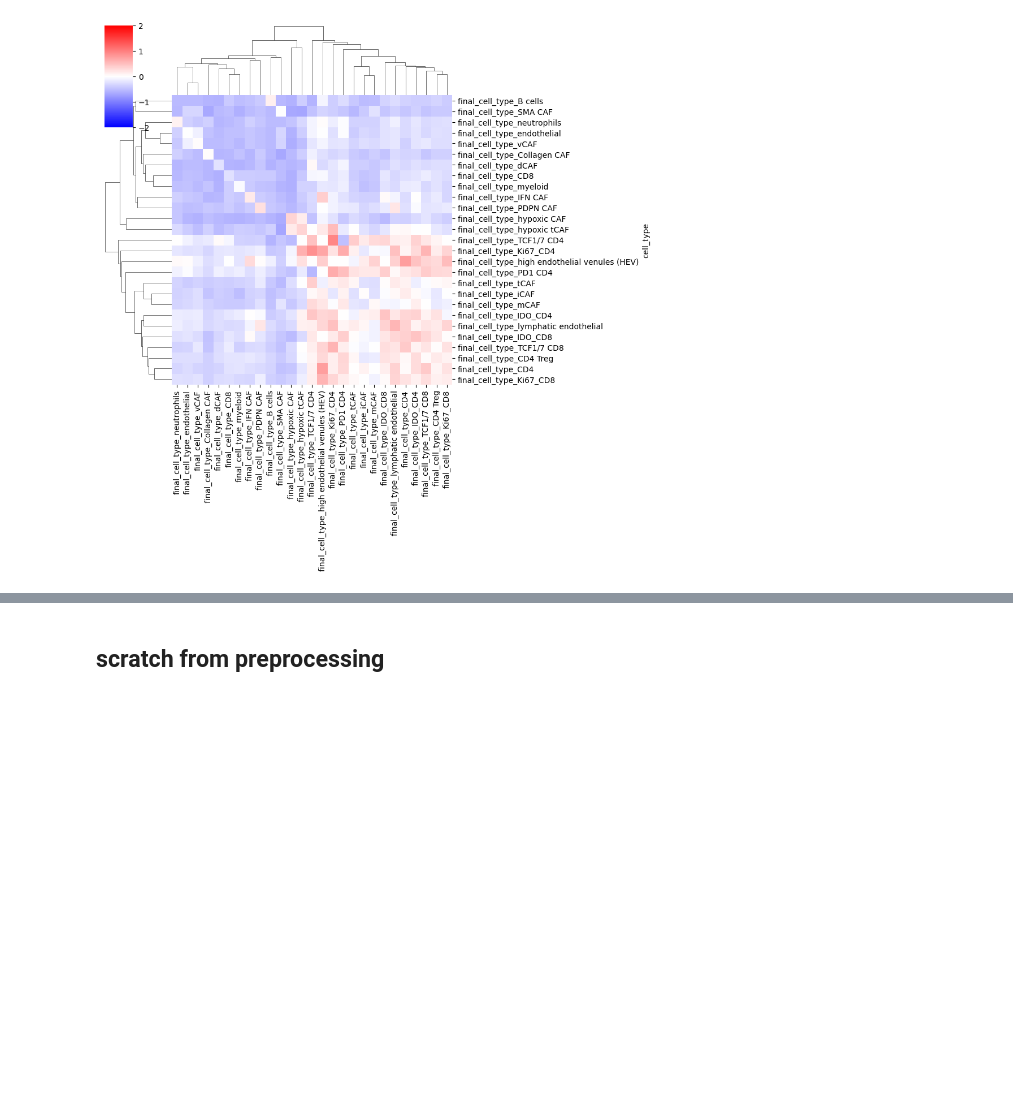
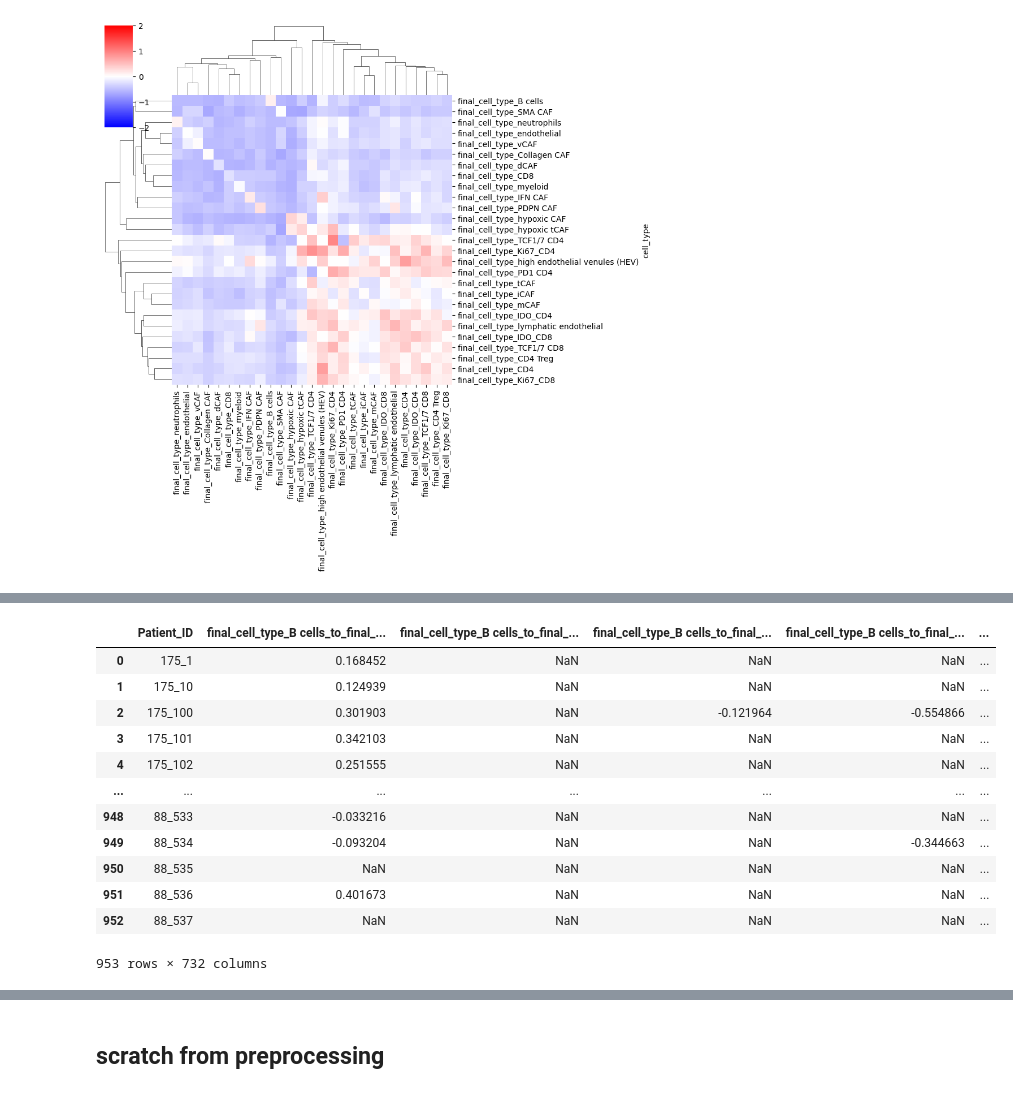
Before and after one commit to QBRC/multiTAP, a Jupyter notebook: notebooks/cell_spatial_survival.ipynb, the cells around one changed output, grey strips where cells are left out. Saved outputs shown, nothing was run; the diff lists cells and outputs as text; code cells hidden in the pictures; blank space fills up the shorter version.

```diff
--- a/notebooks/cell_spatial_survival.ipynb
+++ b/notebooks/cell_spatial_survival.ipynb
@@ -850,0 +938,12 @@ plt.show()
+# %%
+# add the clinical data
+pt_clinical_data = pd.read_csv('/project/Xie_Lab/zgu/xiao_multiplex/nsclc_multiTAP_work/clinical_data_ROI.csv')
+
+# # remove NA and neoadjuvant therapy
+pt_clinical_data = pt_clinical_data[~pt_clinical_data['NeoAdj'].isna()]
+pt_clinical_data = pt_clinical_data[pt_clinical_data['NeoAdj']!='NeoAdjuvantTherapy'].reset_index(drop=True) # exclude NeoAdjuvantTherapy, see original paper
+pt_clinical_data = pt_clinical_data[['RoiID', 'Patient_ID', 'OS', 'DFS', 'Ev.O']]
+
+# # remove duplicates after subsetting for pt and survival info
+pt_clinical_data = pt_clinical_data.drop_duplicates(keep='first').reset_index(drop=True)
+pt_clinical_data
@@ -850,0 +964,10 @@ plt.show()
+# %%
+# first strip the NSCLC_ALL, then map the ROI ID to clinical file format
+combined_df['roi_mappable'] = combined_df['ROI_ID'].str.replace('NSCLC_ALL_', '').apply(extract_roi_id)
+spatial_clinical_merged = combined_df.merge(pt_clinical_data, how='inner', left_on='roi_mappable', right_on='RoiID')
+
+# exclude pt where OS, outcome is unavailable
+spatial_clinical_merged = spatial_clinical_merged[~spatial_clinical_merged['OS'].isna()].reset_index(drop=True)
+spatial_clinical_merged = spatial_clinical_merged[~spatial_clinical_merged['Ev.O'].isna()].reset_index(drop=True)
+print("number of unique patients:", spatial_clinical_merged['Patient_ID'].nunique())
+spatial_clinical_merged
@@ -850,0 +989,25 @@ plt.show()
+# %%
+# get the marker and survival columns
+marker_cols = list(spatial_clinical_merged.columns[spatial_clinical_merged.columns.str.contains('final_cell_type')])
+keep_cols = marker_cols + ['OS', 'Ev.O', 'Patient_ID']
+
+# subsetting needed columns only
+spatial_clinical_for_survival = spatial_clinical_merged[keep_cols]
+
+# previously checked that each pt_id has consistent survival info
+spatial_clinical_for_survival = spatial_clinical_for_survival.groupby('Patient_ID').mean().reset_index()
+spatial_clinical_for_survival
+# %% [output]
+|  | Patient_ID | final_cell_type_B cells_to_final_... | final_cell_type_B cells_to_final_... | final_cell_type_B cells_to_final_... | final_cell_type_B cells_to_final_... | ... |
+| 0 | 175_1 | 0.168452 | NaN | NaN | NaN | ... |
+| 1 | 175_10 | 0.124939 | NaN | NaN | NaN | ... |
+| 2 | 175_100 | 0.301903 | NaN | -0.121964 | -0.554866 | ... |
+| 3 | 175_101 | 0.342103 | NaN | NaN | NaN | ... |
+| 4 | 175_102 | 0.251555 | NaN | NaN | NaN | ... |
+| ... | ... | ... | ... | ... | ... | ... |
+| 948 | 88_533 | -0.033216 | NaN | NaN | NaN | ... |
+| 949 | 88_534 | -0.093204 | NaN | NaN | -0.344663 | ... |
+| 950 | 88_535 | NaN | NaN | NaN | NaN | ... |
+| 951 | 88_536 | 0.401673 | NaN | NaN | NaN | ... |
+| 952 | 88_537 | NaN | NaN | NaN | NaN | ... |
+953 rows × 732 columns
```
Also changed, not shown: parts of 14 cells of this notebook.
